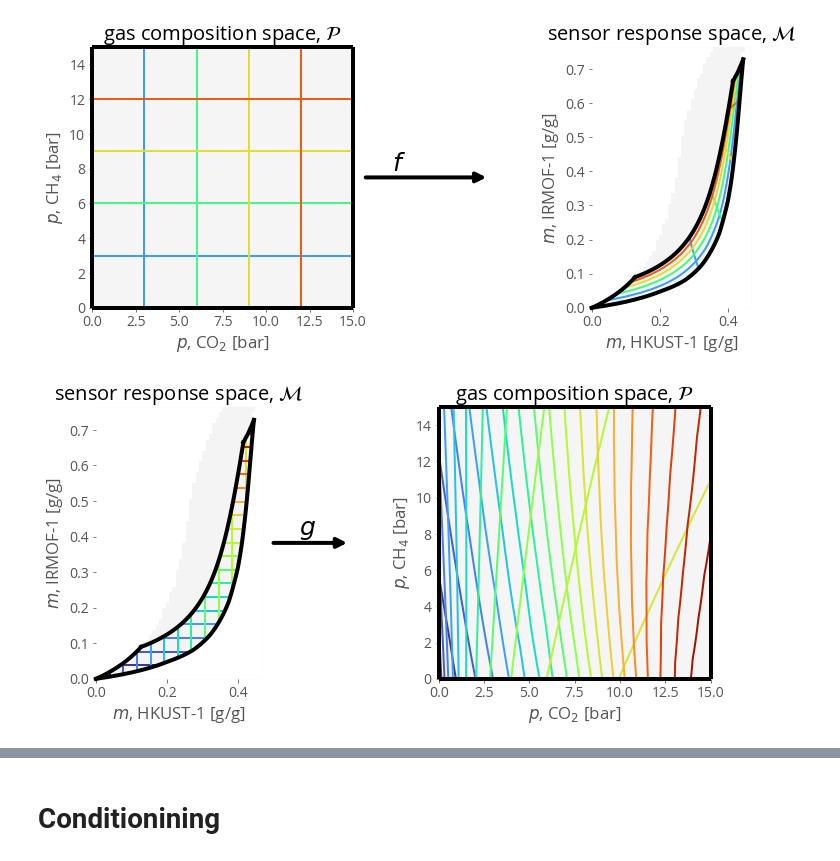
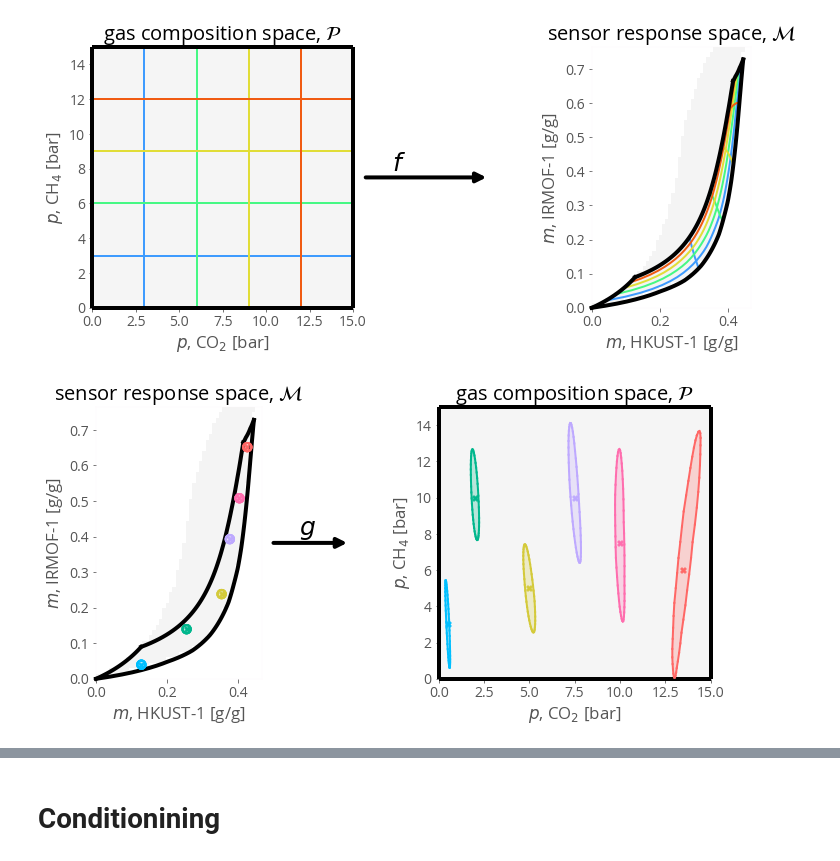
Before and after one commit to SimonEnsemble/nonlinear_sensing, a Jupyter notebook: viz mapping.ipynb, the cells around one changed output, grey strips where cells are left out. Saved outputs shown, nothing was run; the diff lists cells and outputs as text; code cells hidden in the pictures.

Commit message:
draw range properly for circles plot too

```diff
--- a/viz mapping.ipynb
+++ b/viz mapping.ipynb
@@ -390,10 +390,10 @@ prep_plot(0, 1)
 
 # draw image
 nb_pts = 50
-dm = m_max * 0.05
+dms = m_max * 0.05
 f_range = [[bkg_color for i in range(nb_pts)] for j in range(nb_pts)]
-for i, m_0 in enumerate(np.linspace(0, m_max[0] + dm[0], nb_pts)):
-    for j, m_1 in enumerate(np.linspace(0, m_max[1] + dm[1], nb_pts)):
+for i, m_0 in enumerate(np.linspace(0, m_max[0] + dms[0], nb_pts)):
+    for j, m_1 in enumerate(np.linspace(0, m_max[1] + dms[1], nb_pts)):
         m = np.array([m_0, m_1])
         try:
             p = g(m)
@@ -402,7 +402,7 @@ for i, m_0 in enumerate(np.linspace(0, m_max[0] + dm[0], nb_pts)):
         except:
             f_range[j][i] = (1.0, 1.0, 1.0, 1.0)
 
-ax[1].imshow(f_range, extent=(0, m_max[0] + dm[0], 0, m_max[1]+ dm[1]),  origin='lower')
+ax[1].imshow(f_range, extent=(0, m_max[0] + dms[0], 0, m_max[1]+ dms[1]),  origin='lower')
 
 # draw!
 con = ConnectionPatch(xyA=(1.01, 0.5), xyB=(-0.6, 0.5),
@@ -501,7 +501,7 @@ def get_m0_end(m_1):
     p = np.array([p_0, 0.0])
     return f(p)[0]
 # %%
-draw_circles = False
+draw_circles = True
 
 fig, ax = plt.subplots(1, 2, figsize=figsize)
 
@@ -580,32 +580,32 @@ if not draw_circles:
             #     loop through points on the line
             nb_pts = 50
             m0_fine = np.linspace(m0_min, m0_max, nb_pts)
             p_0 = np.zeros(nb_pts)
             p_1 = np.zeros(nb_pts)
             for j, m_0 in enumerate(m0_fine):
                 m = np.array([m_0, m_1])
                 p_0[j], p_1[j] = g(m)
             ax[1].plot(p_0, p_1, color=color, **kwargs)
 
 draw_mspace_boundaries(p_max, 0)
 draw_box(p_max, 1)
 prep_plot(1, 0)
-ax[0].imshow(f_range, extent=(0, m_max[0] + dm[0], 0, m_max[1]+ dm[1]),  origin='lower') # from above
+ax[0].imshow(f_range, extent=(0, m_max[0] + dms[0], 0, m_max[1]+ dms[1]),  origin='lower') # from above
 
 # draw!
 con = ConnectionPatch(xyA=(1.01, 0.5), xyB=(-0.3, 0.5),
                       coordsA="axes fraction", coordsB="axes fraction",
                       axesA=ax[0], axesB=ax[1], arrowstyle="-|>", zorder=10000,
                       clip_on=False, fc="w", mutation_scale=20, shrinkA=10, shrinkB=10)
 con.set_color([0, 0, 0])
 ax[0].add_artist(con)
 con.set_linewidth(4)
 ax[0].text(1.275, 0.55, "$g$", horizontalalignment='center',
     verticalalignment='center', transform=ax[0].transAxes, fontsize=25)
 
 if draw_circles:
     plt.savefig("m_to_p_2d_circles.pdf", format="pdf")
 else:
     plt.savefig("m_to_p_2d.pdf", format="pdf")
 # %% [output]
-[figure, old version]
+[figure, new version]
```
Also changed, not shown: parts of 3 cells of this notebook.
